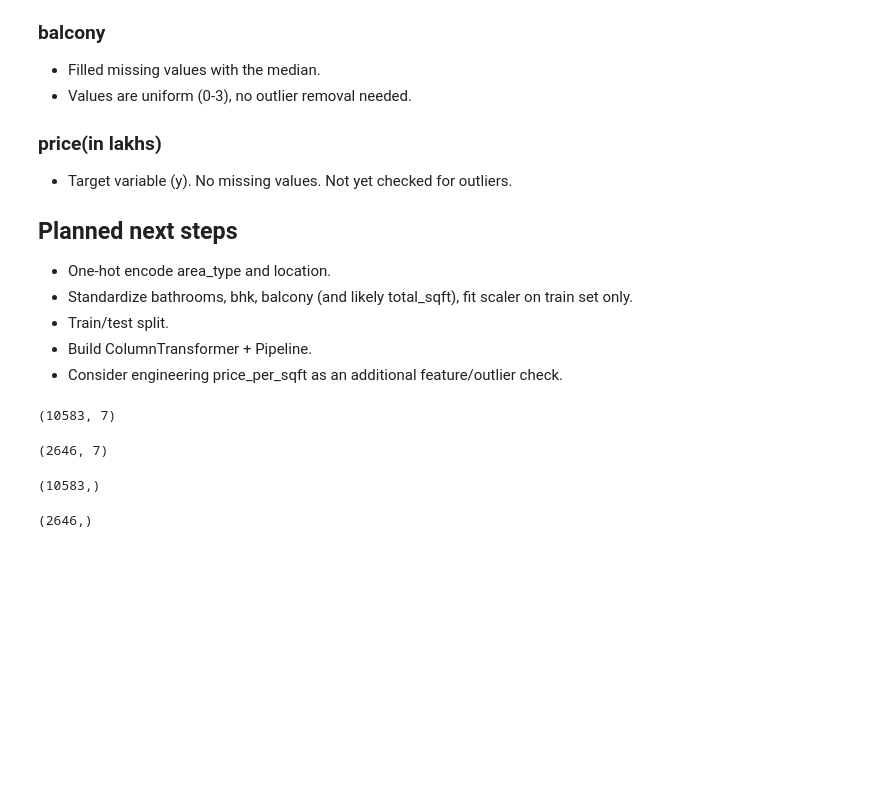
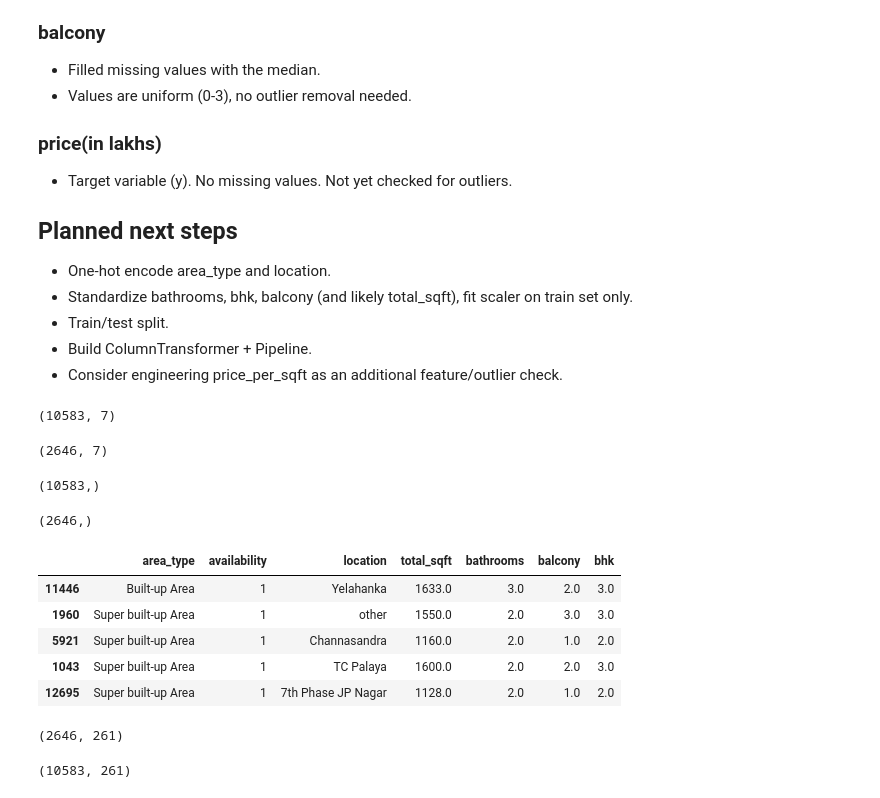
Before and after one commit to PranayBhardwaj29/bengaluru-house-price-predictor, a Jupyter notebook: notebook/model_training.ipynb, the cells around one changed output. Saved outputs shown, nothing was run; the diff lists cells and outputs as text; code cells hidden in the pictures; blank space fills up the shorter version.

```diff
--- a/notebook/model_training.ipynb
+++ b/notebook/model_training.ipynb
@@ -707,3 +707,12 @@ y_train.shape
 y_test.shape
 # %% [output]
 (2646,)
+# %%
+X_train.head()
+# %% [output]
+|  | area_type | availability | location | total_sqft | bathrooms | balcony | bhk |
+| 11446 | Built-up Area | 1 | Yelahanka | 1633.0 | 3.0 | 2.0 | 3.0 |
+| 1960 | Super built-up Area | 1 | other | 1550.0 | 2.0 | 3.0 | 3.0 |
+| 5921 | Super built-up Area | 1 | Channasandra | 1160.0 | 2.0 | 1.0 | 2.0 |
+| 1043 | Super built-up Area | 1 | TC Palaya | 1600.0 | 2.0 | 2.0 | 3.0 |
+| 12695 | Super built-up Area | 1 | 7th Phase JP Nagar | 1128.0 | 2.0 | 1.0 | 2.0 |
@@ -709,0 +731,8 @@ y_test.shape
+# %%
+X_test_transformed.shape
+# %% [output]
+(2646, 261)
+# %%
+X_train_transformed.shape
+# %% [output]
+(10583, 261)
```
Also changed, not shown: parts of 7 cells of this notebook.
